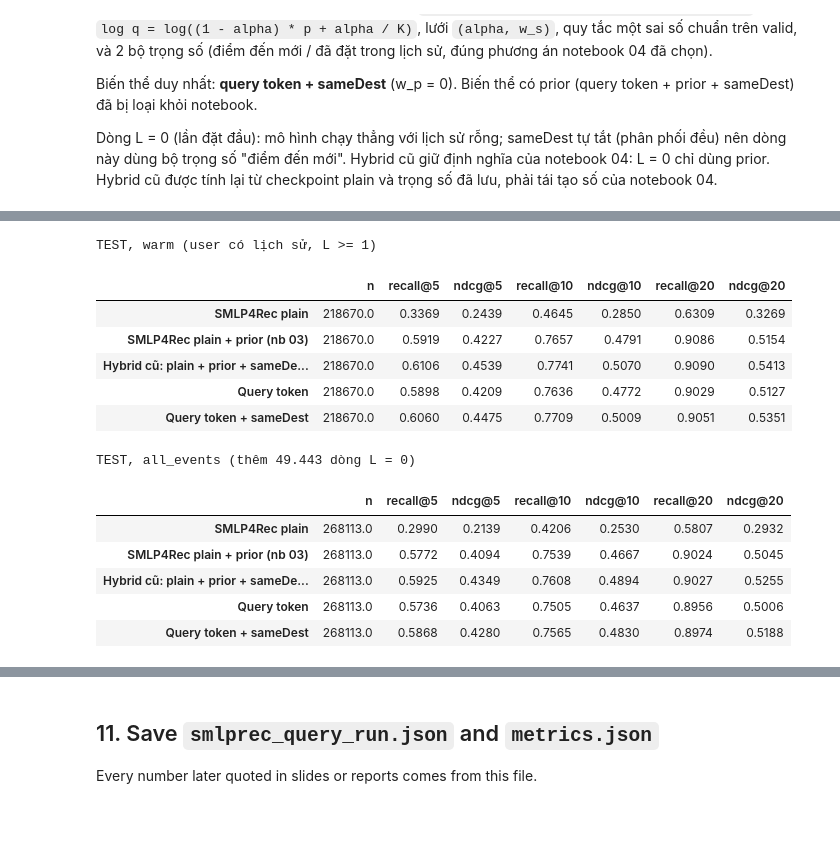
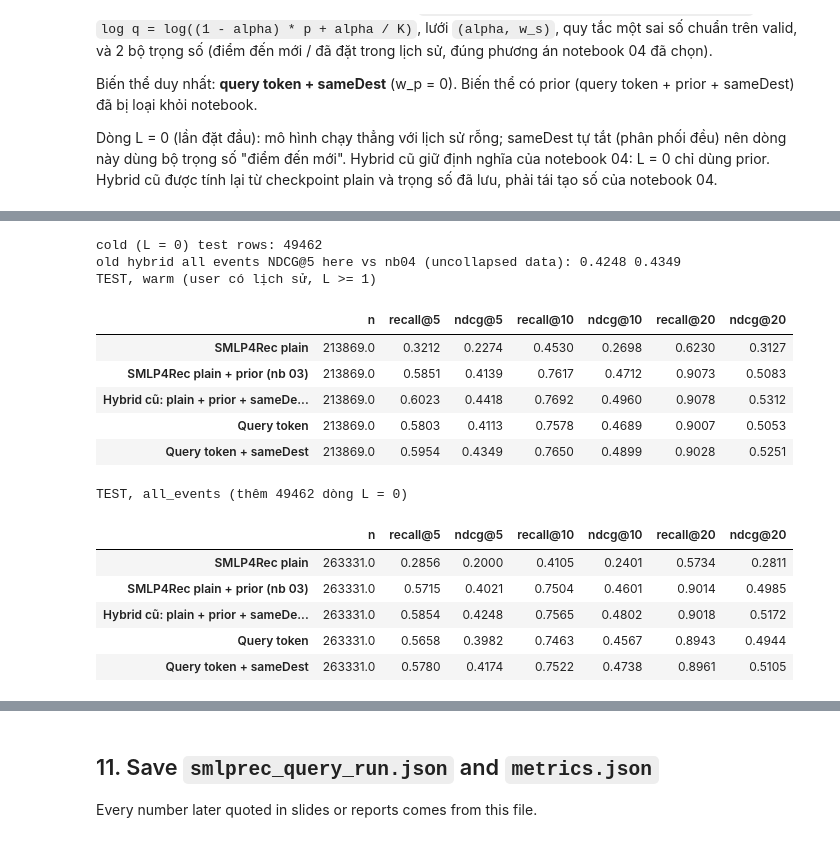
Before and after one commit to Quocker20/next-best-product-recommendation, a Jupyter notebook: notebooks/hospitality/smlp4rec/01c_train_test_smlp4rec_query.ipynb, the cells around one changed output, grey strips where cells are left out. Drawn from its saved outputs; the diff is of its cells as text; code cells hidden in the pictures.

```diff
--- a/notebooks/hospitality/smlp4rec/01c_train_test_smlp4rec_query.ipynb
+++ b/notebooks/hospitality/smlp4rec/01c_train_test_smlp4rec_query.ipynb
@@ -472,0 +473,15 @@ TEST diagnostics, SMLP4Rec + query token
+# %%
+# Per-field contribution: shuffle ONE query field across test rows (the other 13 stay real, history unchanged).
+# The NDCG@5 drop is how much the trained model relies on that field (inference-only, no retraining).
+field_perm = {}
+for j, name in enumerate(fields):
+    q_one = q_real.clone()
+    q_one[:, j] = q_real[perm, j]
+    s = evaluate(model, inp, q_idx=q_one)[0]
+    field_perm[name] = {
+        "recall@5": s["recall@5"],
+        "ndcg@5": s["ndcg@5"],
+        "ndcg@5_drop": round(test_best["ndcg@5"] - s["ndcg@5"], 4),
+    }
+print("TEST, one query field shuffled at a time; real NDCG@5 =", test_best["ndcg@5"])
+pd.DataFrame(field_perm).T.sort_values("ndcg@5_drop", ascending=False)
@@ -479,9 +511,9 @@ Hypothesis: the query token already carries what the destination prior carries,
 - **Weight** `w`: one global value chosen on **valid** by Recall@5 (ties -> smaller `w`); test read once. `w = 0` must reproduce the model alone.
 - **Read-out**: test overall, paired bootstrap of the difference, and slices by how often the destination appears in the prior data and by whether the destination is out of the query-token vocabulary (where the model has no destination embedding).
 # %%
-TIME_MARGIN, N_CLUSTERS, M_SMOOTH, EPS = 128, 100, 5, 1e-6
+TIME_MARGIN, N_CLUSTERS, M_SMOOTH, EPS = 0, 100, 5, 1e-6  # TIME is the exact event index: no float32 margin
 W_GRID = [0.0, 0.1, 0.25, 0.5, 0.75, 1.0, 1.5, 2.0, 3.0, 5.0]
-RAW = ROOT / "data" / "raw" / "hospitality" / "expedia" / "train.csv"
+EVENT_COLS = ROOT / "data" / "interim" / "expedia_event_cols_clean.npz"  # row position = event index = TIME
 DEST = fields.index("dest")
 tok2id = dataset.field2token_id[dataset.iid_field]
 cluster_ids = np.array([tok2id[str(k)] for k in range(N_CLUSTERS)])  # model column of each raw cluster
@@ -490,16 +522,10 @@ cut = float(train_data.dataset.inter_feat[TIME].max()) - TIME_MARGIN
 COLS = ["recall@5", "ndcg@5", "recall@10", "ndcg@10", "recall@20", "ndcg@20"]
 
 
-def build_prior_tables(cut_seconds: float) -> dict:
-    # cluster count tables from bookings with unix time < cut_seconds (one chunked pass over train.csv)
-    cols = ["date_time", "is_booking", "srch_destination_id", "hotel_market", "hotel_cluster"]
-    dtypes = {c: "int32" for c in cols if c != "date_time"}
-    parts = []
-    for ch in pd.read_csv(RAW, usecols=cols, chunksize=2_000_000, dtype=dtypes):
-        ch = ch[ch.is_booking == 1]
-        ts = (pd.to_datetime(ch["date_time"]) - pd.Timestamp("1970-01-01")) // pd.Timedelta(seconds=1)
-        parts.append(ch.loc[ts.values < cut_seconds, ["srch_destination_id", "hotel_market", "hotel_cluster"]])
-    b = pd.concat(parts, ignore_index=True)
+def build_prior_tables(cut_event: float) -> dict:
+    """Cluster count tables from the bookings strictly before event index cut_event (collapsed data)."""
+    z, k = np.load(EVENT_COLS), int(cut_event)
+    b = pd.DataFrame({"srch_destination_id": z["dest"][:k], "hotel_market": z["market"][:k], "hotel_cluster": z["item"][:k]}).astype("int64")
 
     def table(key):
         t = b.groupby([key, "hotel_cluster"]).size().unstack(fill_value=0)
@@ -539,7 +565,7 @@ def prior_logp(dests: np.ndarray) -> np.ndarray:
 
 t3 = time.time()
 tables = build_prior_tables(cut)
-print(f"prior cut (unix s) {cut:.0f}; {tables['n_bookings']} bookings, {len(tables['dest'])} destinations; {time.time() - t3:.0f}s")
+print(f"prior cut (event index) {cut:.0f}; {tables['n_bookings']} bookings, {len(tables['dest'])} destinations; {time.time() - t3:.0f}s")
 
 q_dest = {sp: codes[inp["row"].numpy(), DEST].astype(np.int64) for sp, inp in eval_inputs.items()}
 pr = {sp: prior_logp(q_dest[sp]) for sp in eval_inputs}
@@ -775,6 +801,6 @@ A | alpha 0.5 | weights per cell (w_p, w_s), 0 = destination new to the user, 1
 # %%
 # L = 0 rows of the test window (first booking of each user): query-token variants run on an empty history, as scripts/query_token_cold_users.py
-inter_ids = pd.read_csv(WORK / "expedia_rowid" / "expedia_rowid.inter", sep="\t").sort_values(["user_id:token", "timestamp:float"], kind="stable")
+inter_ids = pd.read_csv(WORK / "expedia_clean_rowid" / "expedia_clean_rowid.inter", sep="\t").sort_values(["user_id:token", "timestamp:float"], kind="stable")
 first = inter_ids.drop_duplicates("user_id:token", keep="first")
 t_valid_max = float(valid_data.dataset.inter_feat[TIME].max())
 f = first[first["timestamp:float"] >= t_valid_max]
@@ -792,7 +818,7 @@ C["cold"] = {
     "sd": np.zeros((len(cold_y), len(cluster_ids)), np.float32),  # no history: sameDest is uniform after normalisation
     "p_qt": np.exp(ml_cold[:, cluster_ids]),
 }
-assert len(cold_y) == 49443, len(cold_y)  # same rows as notebook 06
+print("cold (L = 0) test rows:", len(cold_y))
 
 NAMES = {
     "plain": "SMLP4Rec plain",
@@ -808,47 +834,49 @@ def ranks_for(part: str) -> dict:
     c = C[part]
     r = {}
     r[NAMES["qt"]] = target_rank(np.log(c["p_qt"] + 1e-30), c["y"])
     r[NAMES["qt+prior"]] = target_rank(np.log(c["p_qt"] + 1e-30) + best_w * np.log(c["prior"] + EPS), c["y"])
     r[NAMES["A"]] = rank_hybrid(c, c["p_qt"], tuned["A"]["alpha"], tuned["A"]["weights"])
     if part == "test":
         r[NAMES["plain"]] = target_rank(np.log(c["p_plain"] + 1e-30), c["y"])
         r[NAMES["plain+prior"]] = target_rank(np.log(c["p_plain"] + 1e-30) + FUSION_W * np.log(c["prior"] + EPS), c["y"])
         r[NAMES["old"]] = rank_old_test
     else:  # cold rows: plain = global popularity; plain + prior and the old hybrid = prior only (definition of notebooks 03 / 04 / 06)
         pr_only = target_rank(np.log(c["prior"] + EPS), c["y"])
         r[NAMES["plain"]] = target_rank(np.tile(pop[cluster_ids], (len(c["y"]), 1)), c["y"])
         r[NAMES["plain+prior"]] = pr_only
         r[NAMES["old"]] = pr_only
     return r
 
 
 R_warm, R_cold = ranks_for("test"), ranks_for("cold")
 ORDER = [NAMES[k] for k in ("plain", "plain+prior", "old", "qt", "A")]
 bench = {
     "warm": {n: summarize(R_warm[n], ks=KS) for n in ORDER},
     "all_events": {n: summarize(np.concatenate([R_warm[n], R_cold[n]]), ks=KS) for n in ORDER},
 }
 # cross-check against the saved all-events result of notebook 04
 chk = HY_REF["benchmark"]["test"]["all_events"][OLD_NAME]
-assert abs(bench["all_events"][NAMES["old"]]["ndcg@5"] - chk["ndcg@5"]) < 2e-3, (bench["all_events"][NAMES["old"]]["ndcg@5"], chk["ndcg@5"])
+print("old hybrid all events NDCG@5 here vs nb04 (uncollapsed data):", round(bench["all_events"][NAMES["old"]]["ndcg@5"], 4), chk["ndcg@5"])
 for scope in ("warm", "all_events"):
-    print(f"TEST, {scope}" + (" (user có lịch sử, L >= 1)" if scope == "warm" else " (thêm 49.443 dòng L = 0)"))
+    print(f"TEST, {scope}" + (" (user có lịch sử, L >= 1)" if scope == "warm" else f" (thêm {len(cold_y)} dòng L = 0)"))
     display(pd.DataFrame(bench[scope]).T[["n", *COLS]])
 # %% [output]
+cold (L = 0) test rows: 49462
+old hybrid all events NDCG@5 here vs nb04 (uncollapsed data): 0.4248 0.4349
 TEST, warm (user có lịch sử, L >= 1)
 |  | n | recall@5 | ndcg@5 | recall@10 | ndcg@10 | recall@20 | ndcg@20 |
-| SMLP4Rec plain | 218670.0 | 0.3369 | 0.2439 | 0.4645 | 0.2850 | 0.6309 | 0.3269 |
-| SMLP4Rec plain + prior (nb 03) | 218670.0 | 0.5919 | 0.4227 | 0.7657 | 0.4791 | 0.9086 | 0.5154 |
-| Hybrid cũ: plain + prior + sameDe... | 218670.0 | 0.6106 | 0.4539 | 0.7741 | 0.5070 | 0.9090 | 0.5413 |
-| Query token | 218670.0 | 0.5898 | 0.4209 | 0.7636 | 0.4772 | 0.9029 | 0.5127 |
-| Query token + sameDest | 218670.0 | 0.6060 | 0.4475 | 0.7709 | 0.5009 | 0.9051 | 0.5351 |
+| SMLP4Rec plain | 213869.0 | 0.3212 | 0.2274 | 0.4530 | 0.2698 | 0.6230 | 0.3127 |
+| SMLP4Rec plain + prior (nb 03) | 213869.0 | 0.5851 | 0.4139 | 0.7617 | 0.4712 | 0.9073 | 0.5083 |
+| Hybrid cũ: plain + prior + sameDe... | 213869.0 | 0.6023 | 0.4418 | 0.7692 | 0.4960 | 0.9078 | 0.5312 |
+| Query token | 213869.0 | 0.5803 | 0.4113 | 0.7578 | 0.4689 | 0.9007 | 0.5053 |
+| Query token + sameDest | 213869.0 | 0.5954 | 0.4349 | 0.7650 | 0.4899 | 0.9028 | 0.5251 |
-TEST, all_events (thêm 49.443 dòng L = 0)
+TEST, all_events (thêm 49462 dòng L = 0)
 |  | n | recall@5 | ndcg@5 | recall@10 | ndcg@10 | recall@20 | ndcg@20 |
-| SMLP4Rec plain | 268113.0 | 0.2990 | 0.2139 | 0.4206 | 0.2530 | 0.5807 | 0.2932 |
-| SMLP4Rec plain + prior (nb 03) | 268113.0 | 0.5772 | 0.4094 | 0.7539 | 0.4667 | 0.9024 | 0.5045 |
-| Hybrid cũ: plain + prior + sameDe... | 268113.0 | 0.5925 | 0.4349 | 0.7608 | 0.4894 | 0.9027 | 0.5255 |
-| Query token | 268113.0 | 0.5736 | 0.4063 | 0.7505 | 0.4637 | 0.8956 | 0.5006 |
-| Query token + sameDest | 268113.0 | 0.5868 | 0.4280 | 0.7565 | 0.4830 | 0.8974 | 0.5188 |
+| SMLP4Rec plain | 263331.0 | 0.2856 | 0.2000 | 0.4105 | 0.2401 | 0.5734 | 0.2811 |
+| SMLP4Rec plain + prior (nb 03) | 263331.0 | 0.5715 | 0.4021 | 0.7504 | 0.4601 | 0.9014 | 0.4985 |
+| Hybrid cũ: plain + prior + sameDe... | 263331.0 | 0.5854 | 0.4248 | 0.7565 | 0.4802 | 0.9018 | 0.5172 |
+| Query token | 263331.0 | 0.5658 | 0.3982 | 0.7463 | 0.4567 | 0.8943 | 0.4944 |
+| Query token + sameDest | 263331.0 | 0.5780 | 0.4174 | 0.7522 | 0.4738 | 0.8961 | 0.5105 |
 # %%
 old_n = NAMES["old"]
 boot5 = {}
```
Also changed, not shown: parts of 21 cells of this notebook, 37 other files.
